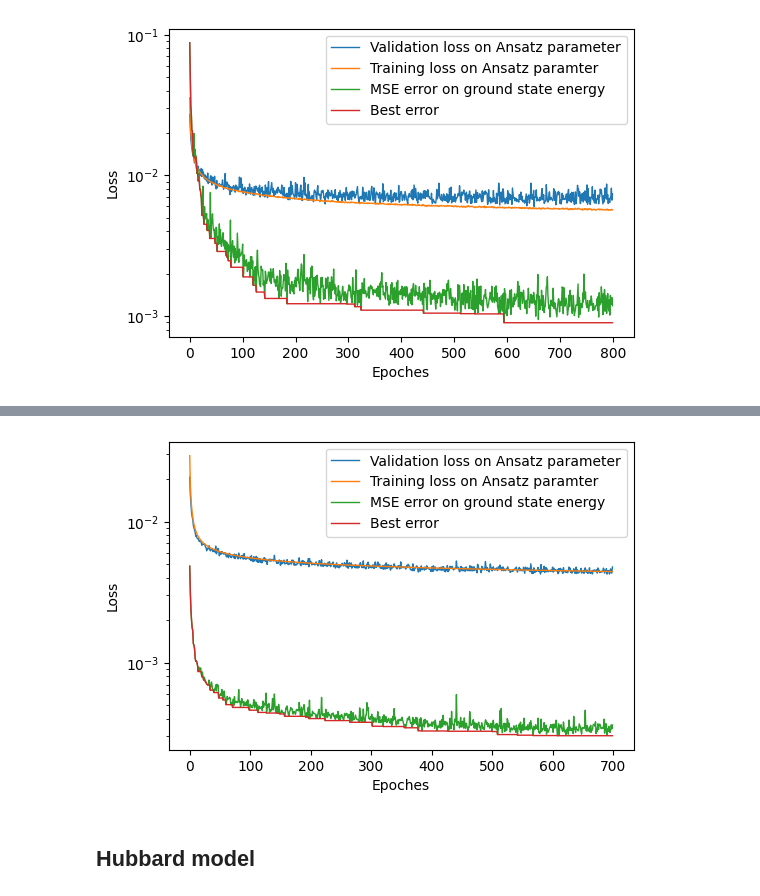
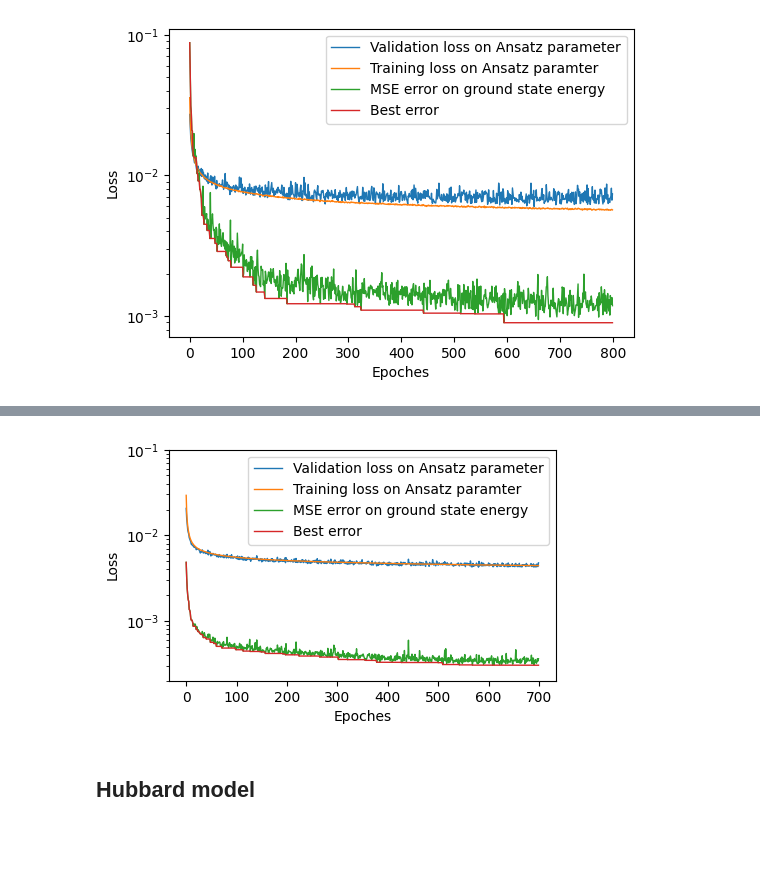
Before and after one commit to cabenav/ACSE-universal-ansatze, a Jupyter notebook: paper-plotting.ipynb, the cells around one changed output, grey strips where cells are left out. Saved outputs shown, nothing was run; the diff lists cells and outputs as text; code cells hidden in the pictures; blank space fills up the shorter version.

```diff
--- a/paper-plotting.ipynb
+++ b/paper-plotting.ipynb
@@ -159,7 +433,7 @@ from scipy.ndimage import gaussian_filter1d
 #data = gaussian_filter1d(data, sigma=2,axis=0)
 #print('after gaussian',data[-2:])
 
-plt.figure(figsize=(6, 4))
+plt.figure(figsize=(5, 3))
 
 labels= ['Validation loss on Ansatz parameter','Training loss on Ansatz paramter','MSE error on ground state energy','Best error', 'epoch']
 plt.plot(data[:,:4], label=labels[:4],linewidth=1)
@@ -170,6 +444,7 @@ for i in [0,3]:
     print( filename_fig,'xy',x,y)
     #plt.annotate(f'({y:.5f})', (x, y), ha='center',va='top')
 
+plt.ylim(0.0002,0.1)
 #plt.title(title,loc='left')
 plt.ylabel("Loss"); plt.xlabel(f"Epoches");plt.yscale('log');plt.legend(loc=0);
 plt.savefig(filename_fig)
@@ -184,6 +461,6 @@ sample of data points: first 10 and last 10
 fig/p2-v0.5.5-mse-relative-loss.pt.pdf xy 700 0.004768401850014925
 fig/p2-v0.5.5-mse-relative-loss.pt.pdf xy 700 0.0003034495990161809
 /data/zwl/checkpoints/p2-v0.5.5-mse-relative-loss.pt has been ploted and saved into fig/p2-v0.5.5-mse-relative-loss.pt.pdf
-[figure, old version]
+[figure, new version]
 # %% [markdown]
 ## Hubbard model
```
Also changed, not shown: parts of 30 cells of this notebook, 6 other files.
